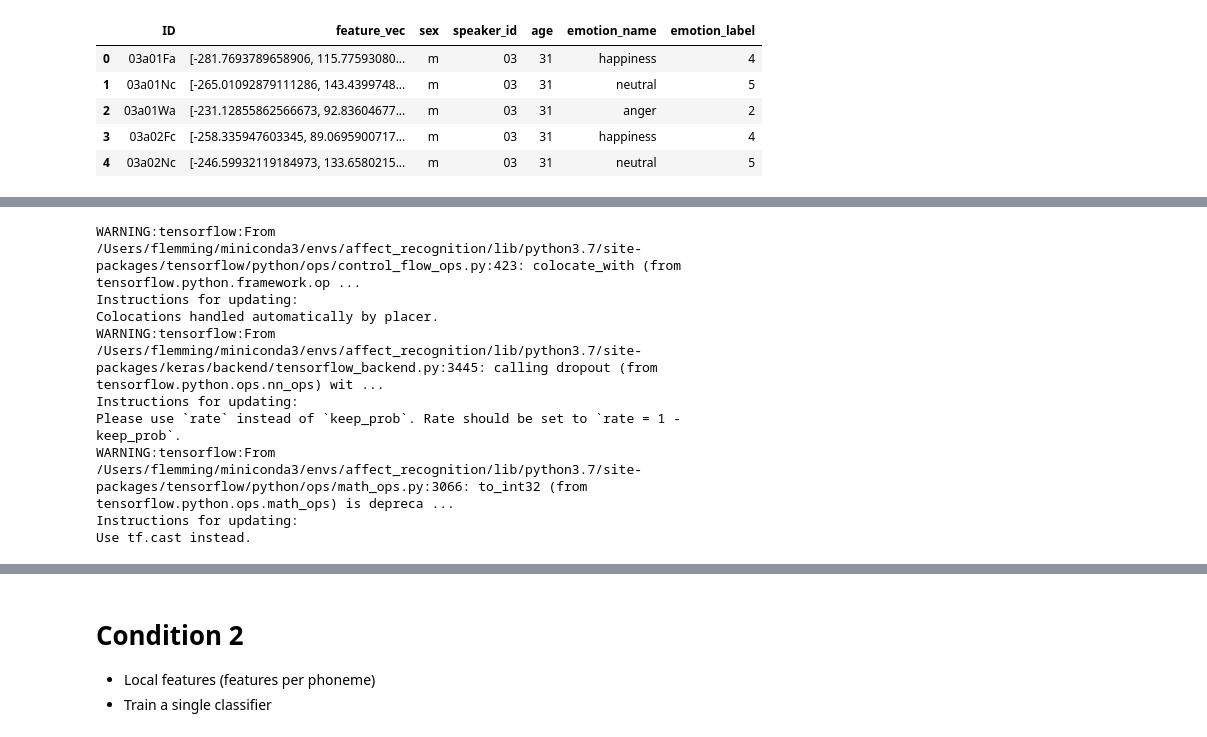
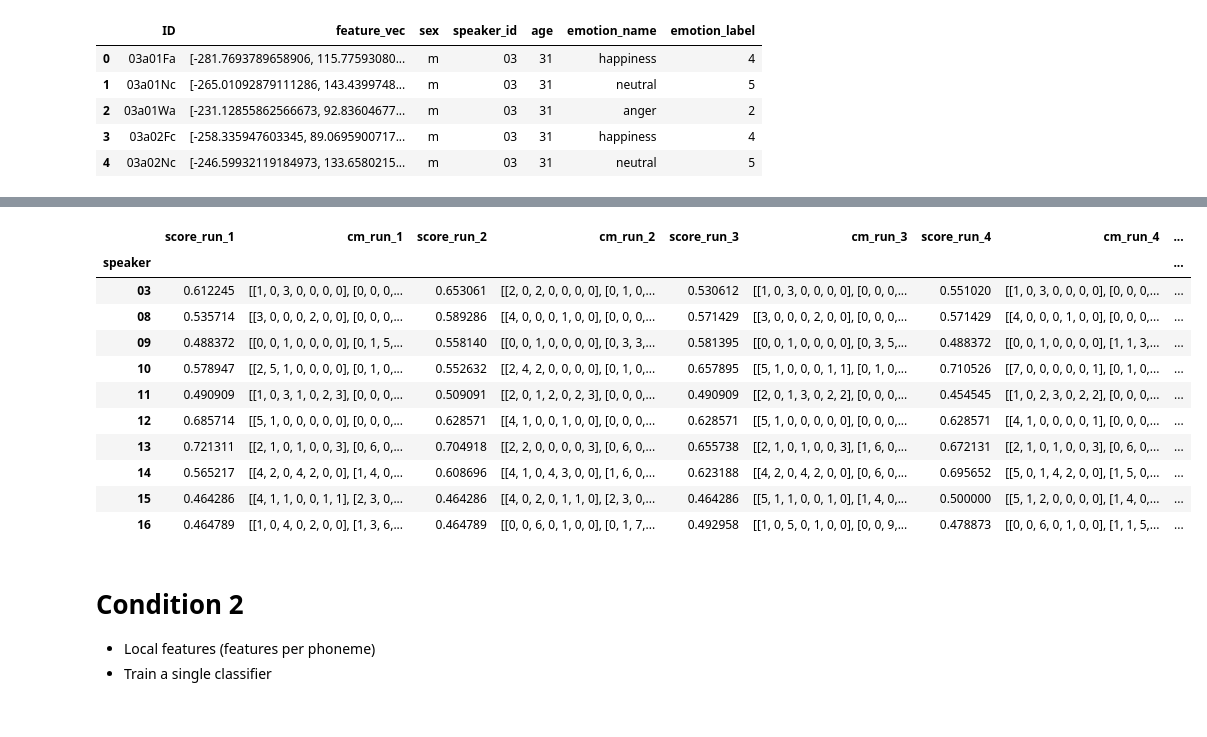
Before and after one commit to flembr/affect_recognition_hci, a Jupyter notebook: Using Tags.ipynb, the cells around one changed output, grey strips where cells are left out. Cells and saved outputs as stored; diff of their text form; code cells hidden in the pictures.

```diff
--- a/Using Tags.ipynb
+++ b/Using Tags.ipynb
@@ -54,9 +55,14 @@ df_1.head()
 | 2 | 03a01Wa | [-231.12855862566673, 92.83604677... | m | 03 | 31 | anger | 2 |
 | 3 | 03a02Fc | [-258.335947603345, 89.0695900717... | m | 03 | 31 | happiness | 4 |
 | 4 | 03a02Nc | [-246.59932119184973, 133.6580215... | m | 03 | 31 | neutral | 5 |
+# %%
+def get_class_weights(y):
+    counter = Counter(y)
+    majority = max(counter.values())
+    return  {cls: float(majority/count) for cls, count in counter.items()}
 # %%
 df_scores_1 = pd.DataFrame()
-for i in range(10):
+for i in range(5):
     scores, cms = [],[]
     for speaker_id in tqdm(sorted(set(df_1.speaker_id))):
         X_train, X_test, y_train, y_test = train_test_split(df_1,speaker_id)
@@ -67,10 +73,10 @@ for i in range(10):
         X_test = scl.transform(X_test)
 
         model = MultiLayerPerceptron([61,96,32,7])
-        model.fit(X_train,y_train,epochs=100,val_data=(X_test,one_hot_encode(y_test,7)))
+        model.fit(X_train,y_train,epochs=100,val_data=(X_test,one_hot_encode(y_test,7)),class_weight=get_class_weights(df_1.emotion_label))
         pred = model.predict(X_test)
         scores.append(accuracy_score(y_test,pred))
-        cms.append(confusion_matrix(model.predict(X_test),y_test))
+        cms.append(confusion_matrix(y_test,model.predict(X_test)))
     df_scores_1['score_run_%i'%(i+1)] = scores
     df_scores_1['cm_run_%i'%(i+1)] = cms
     df_scores_1['speaker'] = sorted(set(df_1.speaker_id))
@@ -79,15 +85,6 @@ df_scores_1 = df_scores_1.set_index('speaker')
 df_scores_1
 # %% [output]
 [interactive output not drawn]
-WARNING:tensorflow:From /Users/flemming/miniconda3/envs/affect_recognition/lib/python3.7/site-packages/tensorflow/python/ops/control_flow_ops.py:423: colocate_with (from tensorflow.python.framework.op ...
-Instructions for updating:
-Colocations handled automatically by placer.
-WARNING:tensorflow:From /Users/flemming/miniconda3/envs/affect_recognition/lib/python3.7/site-packages/keras/backend/tensorflow_backend.py:3445: calling dropout (from tensorflow.python.ops.nn_ops) wit ...
-Instructions for updating:
-Please use `rate` instead of `keep_prob`. Rate should be set to `rate = 1 - keep_prob`.
-WARNING:tensorflow:From /Users/flemming/miniconda3/envs/affect_recognition/lib/python3.7/site-packages/tensorflow/python/ops/math_ops.py:3066: to_int32 (from tensorflow.python.ops.math_ops) is depreca ...
-Instructions for updating:
-Use tf.cast instead.
 [interactive output not drawn]
 [interactive output not drawn]
 [interactive output not drawn]
@@ -99,3 +92,15 @@ Use tf.cast instead.
+|  | score_run_1 | cm_run_1 | score_run_2 | cm_run_2 | score_run_3 | cm_run_3 | score_run_4 | cm_run_4 | ... |
+| speaker |  |  |  |  |  |  |  |  | ... |
+| 03 | 0.612245 | [[1, 0, 3, 0, 0, 0, 0], [0, 0, 0,... | 0.653061 | [[2, 0, 2, 0, 0, 0, 0], [0, 1, 0,... | 0.530612 | [[1, 0, 3, 0, 0, 0, 0], [0, 0, 0,... | 0.551020 | [[1, 0, 3, 0, 0, 0, 0], [0, 0, 0,... | ... |
+| 08 | 0.535714 | [[3, 0, 0, 0, 2, 0, 0], [0, 0, 0,... | 0.589286 | [[4, 0, 0, 0, 1, 0, 0], [0, 0, 0,... | 0.571429 | [[3, 0, 0, 0, 2, 0, 0], [0, 0, 0,... | 0.571429 | [[4, 0, 0, 0, 1, 0, 0], [0, 0, 0,... | ... |
+| 09 | 0.488372 | [[0, 0, 1, 0, 0, 0, 0], [0, 1, 5,... | 0.558140 | [[0, 0, 1, 0, 0, 0, 0], [0, 3, 3,... | 0.581395 | [[0, 0, 1, 0, 0, 0, 0], [0, 3, 5,... | 0.488372 | [[0, 0, 1, 0, 0, 0, 0], [1, 1, 3,... | ... |
+| 10 | 0.578947 | [[2, 5, 1, 0, 0, 0, 0], [0, 1, 0,... | 0.552632 | [[2, 4, 2, 0, 0, 0, 0], [0, 1, 0,... | 0.657895 | [[5, 1, 0, 0, 0, 1, 1], [0, 1, 0,... | 0.710526 | [[7, 0, 0, 0, 0, 0, 1], [0, 1, 0,... | ... |
+| 11 | 0.490909 | [[1, 0, 3, 1, 0, 2, 3], [0, 0, 0,... | 0.509091 | [[2, 0, 1, 2, 0, 2, 3], [0, 0, 0,... | 0.490909 | [[2, 0, 1, 3, 0, 2, 2], [0, 0, 0,... | 0.454545 | [[1, 0, 2, 3, 0, 2, 2], [0, 0, 0,... | ... |
+| 12 | 0.685714 | [[5, 1, 0, 0, 0, 0, 0], [0, 0, 0,... | 0.628571 | [[4, 1, 0, 0, 1, 0, 0], [0, 0, 0,... | 0.628571 | [[5, 1, 0, 0, 0, 0, 0], [0, 0, 0,... | 0.628571 | [[4, 1, 0, 0, 0, 0, 1], [0, 0, 0,... | ... |
+| 13 | 0.721311 | [[2, 1, 0, 1, 0, 0, 3], [0, 6, 0,... | 0.704918 | [[2, 2, 0, 0, 0, 0, 3], [0, 6, 0,... | 0.655738 | [[2, 1, 0, 1, 0, 0, 3], [1, 6, 0,... | 0.672131 | [[2, 1, 0, 1, 0, 0, 3], [0, 6, 0,... | ... |
+| 14 | 0.565217 | [[4, 2, 0, 4, 2, 0, 0], [1, 4, 0,... | 0.608696 | [[4, 1, 0, 4, 3, 0, 0], [1, 6, 0,... | 0.623188 | [[4, 2, 0, 4, 2, 0, 0], [0, 6, 0,... | 0.695652 | [[5, 0, 1, 4, 2, 0, 0], [1, 5, 0,... | ... |
+| 15 | 0.464286 | [[4, 1, 1, 0, 0, 1, 1], [2, 3, 0,... | 0.464286 | [[4, 0, 2, 0, 1, 1, 0], [2, 3, 0,... | 0.464286 | [[5, 1, 1, 0, 0, 1, 0], [1, 4, 0,... | 0.500000 | [[5, 1, 2, 0, 0, 0, 0], [1, 4, 0,... | ... |
+| 16 | 0.464789 | [[1, 0, 4, 0, 2, 0, 0], [1, 3, 6,... | 0.464789 | [[0, 0, 6, 0, 1, 0, 0], [0, 1, 7,... | 0.492958 | [[1, 0, 5, 0, 1, 0, 0], [0, 0, 9,... | 0.478873 | [[0, 0, 6, 0, 1, 0, 0], [1, 1, 5,... | ... |
 # %% [markdown]
 # Condition 2
 - Local features (features per phoneme)
```
Also changed, not shown: parts of 20 cells of this notebook, 14 other files.
